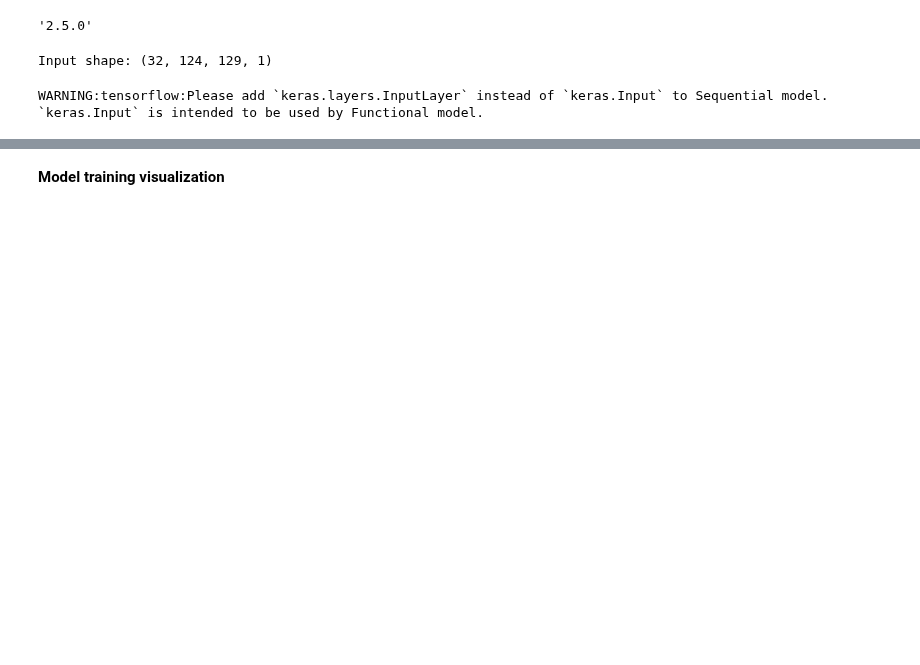
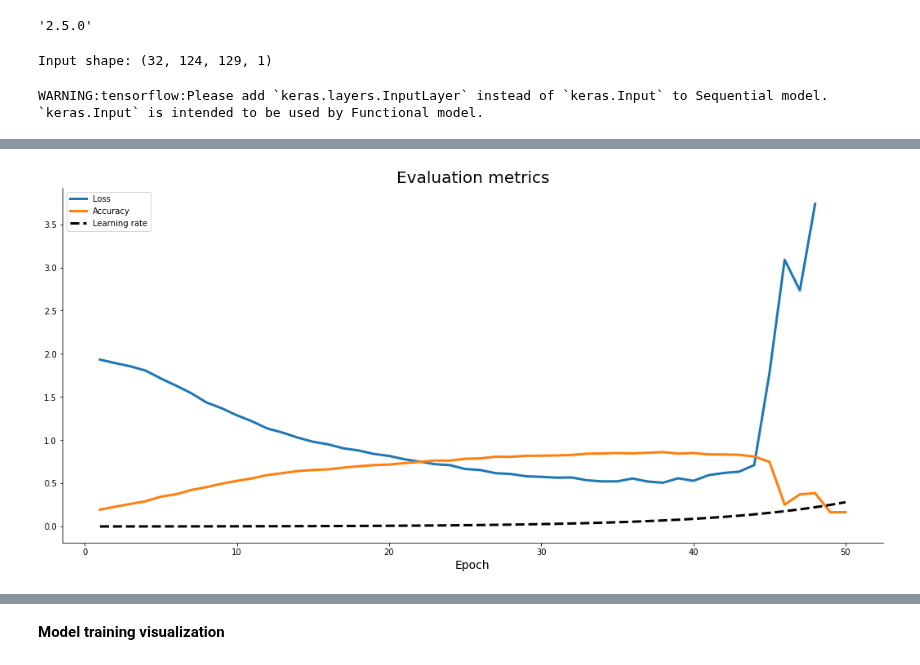
Before and after one commit to nipdep/SpCup-22-Init, a Jupyter notebook: src/sbcnn/sbcnn.ipynb, the cells around one changed output, grey strips where cells are left out. Cells and saved outputs as stored; diff of their text form; code cells hidden in the pictures; blank space fills up the shorter version.

```diff
--- a/src/sbcnn/sbcnn.ipynb
+++ b/src/sbcnn/sbcnn.ipynb
@@ -70,3 +70,13 @@ model.compile(
     loss=tf.keras.losses.SparseCategoricalCrossentropy(from_logits=False),
     metrics=['accuracy'],
 )
+# %%
+EPOCHS = 50
+lr_schedule =  tf.keras.callbacks.LearningRateScheduler(
+            lambda epoch: 1e-3 * 10 ** (epoch / 20))
+history = model.fit(
+    train_ds,
+    validation_data=val_ds,
+    epochs=EPOCHS,
+    callbacks=[lr_schedule],
+)
@@ -72,0 +101,28 @@ model.compile(
+# %%
+import matplotlib.pyplot as plt
+from matplotlib import rcParams
+import numpy as np
+rcParams['figure.figsize'] = (18, 8)
+rcParams['axes.spines.top'] = False
+rcParams['axes.spines.right'] = False
+
+plt.plot(
+    np.arange(1, EPOCHS+1),
+    history.history['loss'],
+    label='Loss', lw=3
+)
+plt.plot(
+    np.arange(1, EPOCHS+1),
+    history.history['accuracy'],
+    label='Accuracy', lw=3
+)
+plt.plot(
+    np.arange(1,EPOCHS+1),
+    history.history['lr'],
+    label='Learning rate', color='#000', lw=3, linestyle='--'
+)
+plt.title('Evaluation metrics', size=20)
+plt.xlabel('Epoch', size=14)
+plt.legend();
+# %% [output]
+[figure, added]
```
Also changed, not shown: parts of 17 cells of this notebook.
